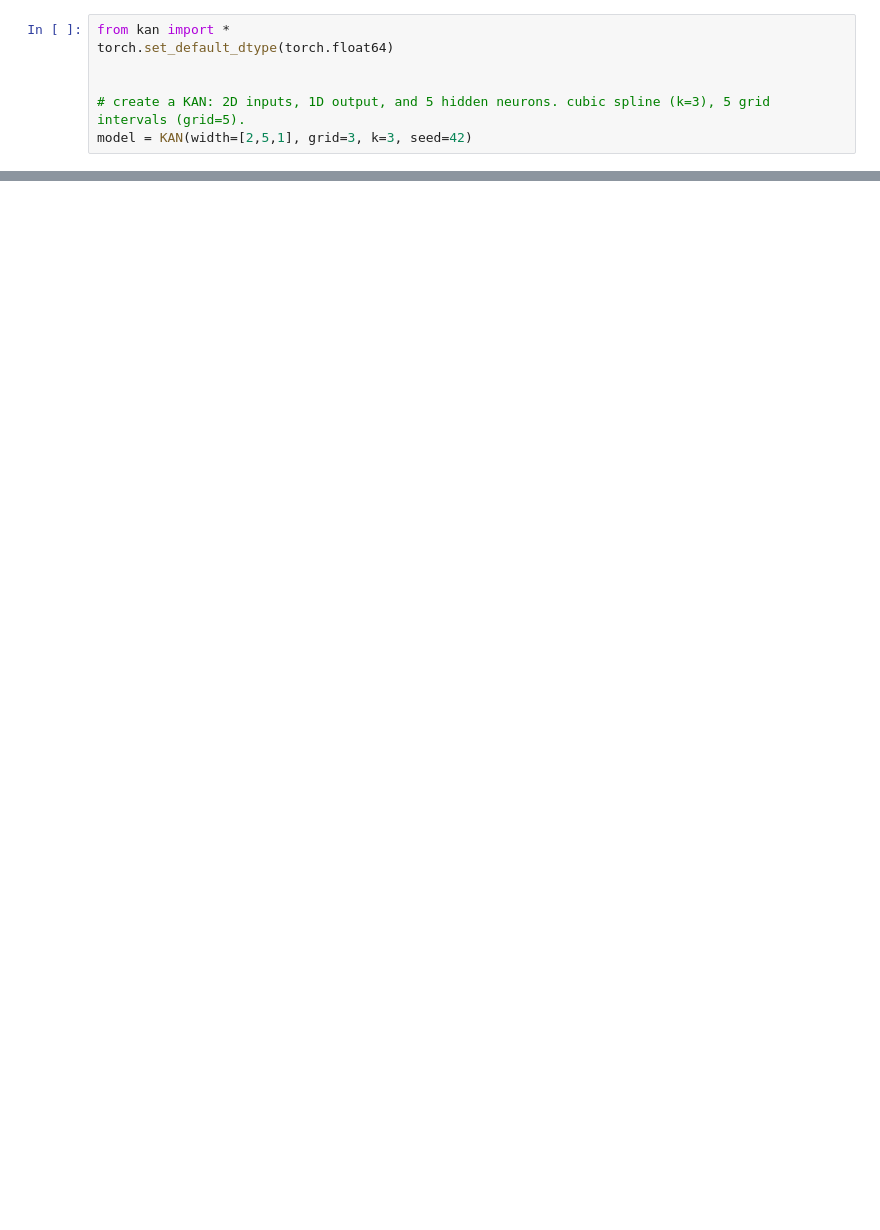
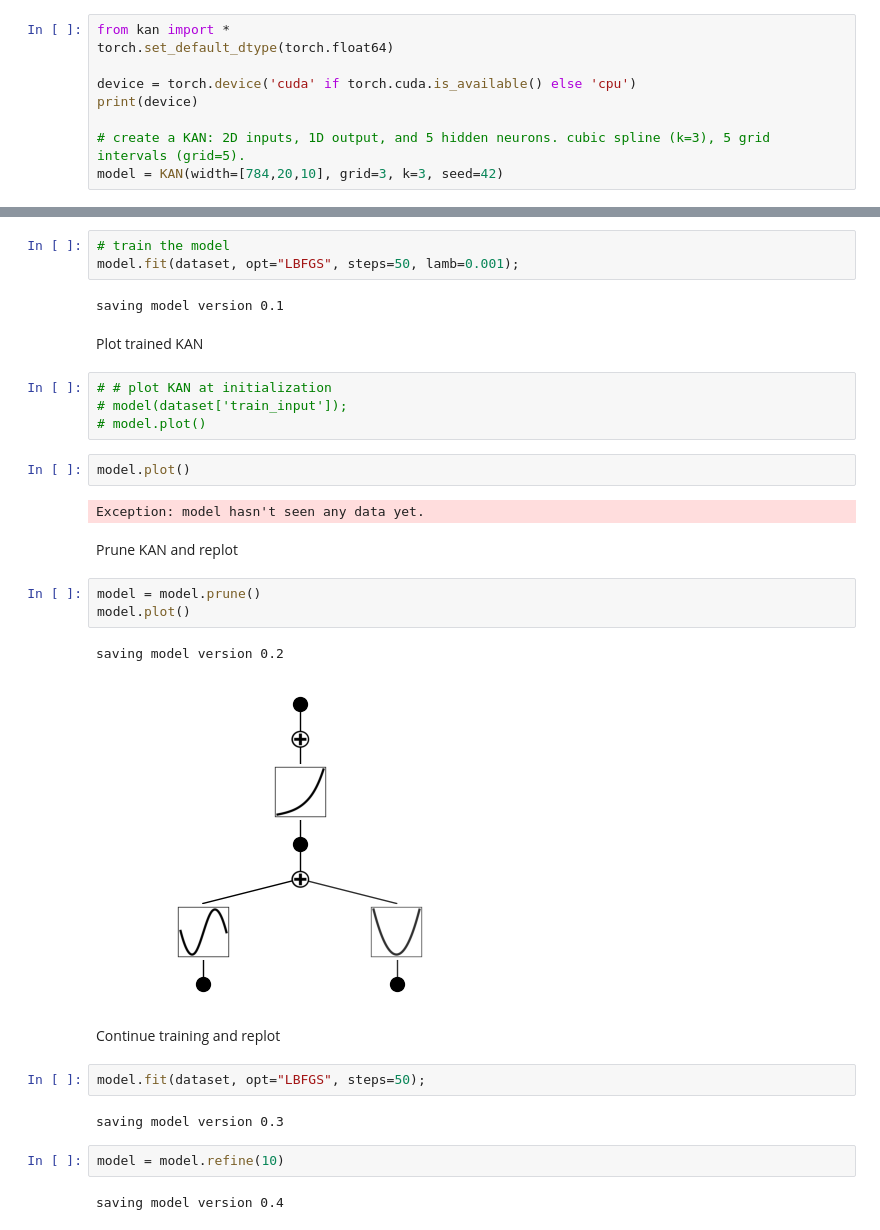
Before and after one commit to atharvmunot004/GSOC25_ML4SCI_QMLHEP, a Jupyter notebook: Task_09.ipynb, the cells around one changed output, grey strips where cells are left out. Cells and saved outputs as stored; diff of their text form; blank space fills up the shorter version.

```diff
--- a/Task_09.ipynb
+++ b/Task_09.ipynb
@@ -104,7 +45,9 @@ RuntimeError: mat1 and mat2 shapes cannot be multiplied (64x784 and 32x128)
 from kan import *
 torch.set_default_dtype(torch.float64)
 
+device = torch.device('cuda' if torch.cuda.is_available() else 'cpu')
+print(device)
 
 # create a KAN: 2D inputs, 1D output, and 5 hidden neurons. cubic spline (k=3), 5 grid intervals (grid=5).
-model = KAN(width=[2,5,1], grid=3, k=3, seed=42)
+model = KAN(width=[784,20,10], grid=3, k=3, seed=42)
 # %% [output]
@@ -111,0 +158,33 @@ ModuleNotFoundError: No module named 'sklearn'
+# %%
+# train the model
+model.fit(dataset, opt="LBFGS", steps=50, lamb=0.001);
+# %% [output]
+saving model version 0.1
+# %% [markdown]
+Plot trained KAN
+# %%
+# # plot KAN at initialization
+# model(dataset['train_input']);
+# model.plot()
+# %%
+model.plot()
+# %% [output]
+Exception: model hasn't seen any data yet.
+# %% [markdown]
+Prune KAN and replot
+# %%
+model = model.prune()
+model.plot()
+# %% [output]
+saving model version 0.2
+[figure, added]
+# %% [markdown]
+Continue training and replot
+# %%
+model.fit(dataset, opt="LBFGS", steps=50);
+# %% [output]
+saving model version 0.3
+# %%
+model = model.refine(10)
+# %% [output]
+saving model version 0.4
```
Also changed, not shown: parts of 35 cells of this notebook.
